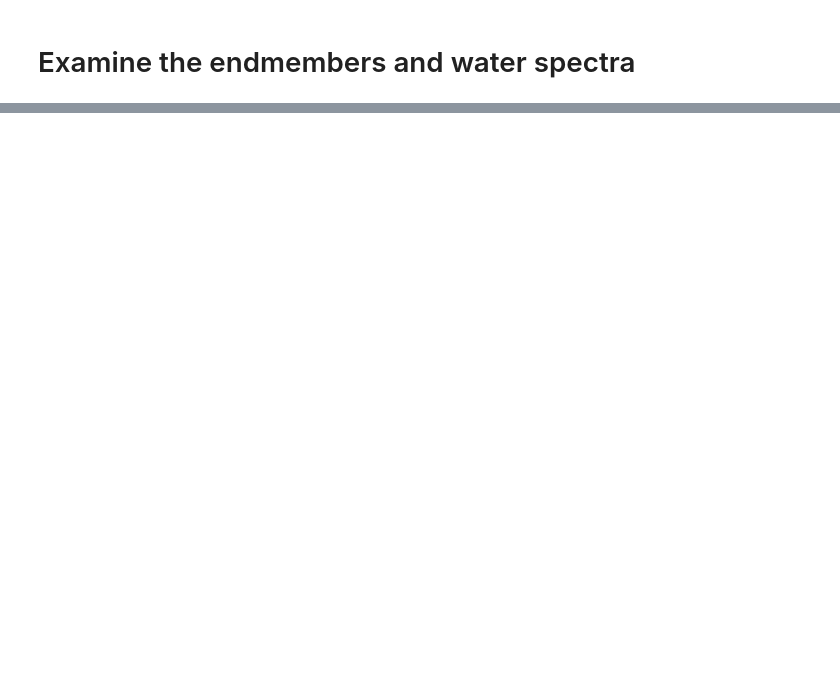
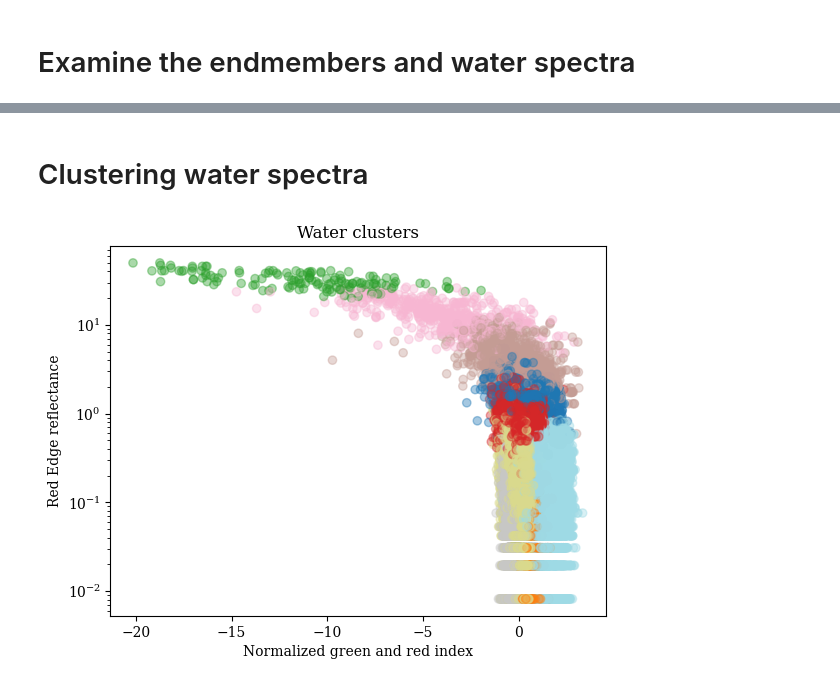
Before and after one commit to uqgrowan/Spectral-Separability-Analysis, a Jupyter notebook: simulate_pixels.ipynb, the cells around one changed output, grey strips where cells are left out. Cells and saved outputs as stored; diff of their text form; code cells hidden in the pictures; blank space fills up the shorter version.

```diff
--- a/simulate_pixels.ipynb
+++ b/simulate_pixels.ipynb
@@ -77,11 +87,11 @@ def plot_mixpix_components(pixel_fpcs, colours,  sensor_code, class_code, save =
 General settings: directories, pixel counts, sensor choice, class scheme choice
 # %%
 # Where are your spectra?
-spec_lib_path = "./data/processed/resampled/noisy_Enmap_resampled.csv"
+spec_lib_path = "./data/processed/resampled/noisy_Sentinel_2_ABC_resampled.csv"
 
 # Which sensors and class scheme do you want to use?
-sensor_code = "enm"
-class_code = "brgm"
+sensor_code = "S2"
+class_code = "kbrgm"
 
 
 # How many pixels do you want?
@@ -209,3 +418,28 @@ print(f"Classes to be simulated : {list(material_options.keys())} " )
+# %%
+# Settings for macro-eck-durv-mineral
+material_options =  {'ecklonia': ['ecklonia'],
+                     'macrocystis': ['macrocystis'],
+                     'durvillaea': ['durvillaea'],
+                     'mineral': ['gravel',
+                      'rock',
+                      'sand', "worm_castings", "barnacles", "mussels", "shell_litter"]}
+
+
+cover_ranges = {'ecklonia': (0, 1),
+                'macrocystis': (0, 1),
+                'durvillaea': (0, 1),
+                'mineral': (0, 1)}
+
+presence_odds = {'ecklonia': (3, 3),        #(3, 7) = 0% chance of inclusion
+                 'macrocystis': (3, 3),     #(3, 1) = 75% chance of inclusion
+                 'durvillaea': (3, 3),
+                 'mineral': (3, 3)}
+
+all_allowed = []
+for item in material_options.items():
+    all_allowed += item[1]
+
+print(f"Classes to be simulated : {list(material_options.keys())} " )
 # %% [markdown]
 ## Load the endmember and water data
 # %%
@@ -272,7 +509,7 @@ print(f"Total of {water_spec.shape[0]} water pixels loaded")
 water_spec.columns = data.columns[1:]
 # De-duplicate water spectra
 water_spec.drop_duplicates(inplace = True)
-# water_meta = water_meta.loc[water_spec.index]
+water_meta = water_meta.loc[water_spec.index]
 print(f"Total of {water_spec.shape[0]} unique water pixels")
 
 water_spec = water_spec/10000  # Convert to reflectance
@@ -355,7 +616,9 @@ plot_mixpix_components(new_pixel_fpcs, colours, sensor_code= sensor_code, class_
 # %%
 # Examine the water spectra being used
 
-clusters = KMeans(n_clusters = 10, n_init ='auto').fit(water_spec)
+x = StandardScaler().fit_transform(water_spec)
+
+clusters = KMeans(n_clusters = 10, n_init ='auto').fit(x)
 water_meta["cluster"] = clusters.labels_
 water_spec.groupby(water_meta["cluster"]).mean().T.plot()
 plt.xticks(rotation = 45)
@@ -366,11 +631,17 @@ plt.show()
+# %% [markdown]
+# Clustering water spectra
 # %%
-#plot kmeans clusters
-plt.scatter((water_spec.iloc[:, 1]-water_spec.iloc[:, 2]), water_spec.iloc[:, 3], c = water_meta["cluster"], cmap = "tab20", alpha = 0.4)
+# plot kmeans clusters
+plt.scatter((x[:, 1] - x[:, 2]), x[:, 4], c = water_meta["cluster"], cmap = "tab20", alpha = 0.4)
+# plt.scatter((x[:, 20]-x[:, 4]), (x[:, 29]-x[:, -9])/(x[:, 29]+x[:, -9]), c = water_meta["cluster"], cmap = "tab20", alpha = 0.4)        #ENMAP
 plt.yscale("log")
 plt.ylabel("Red Edge reflectance")
 plt.xlabel( "Normalized green and red index")
+
 plt.title("Water clusters")
 plt.show()
+# %% [output]
+[figure, added]
 # %%
 # plot mean endmember spectra
 
```
Also changed, not shown: parts of 15 cells of this notebook, 4 other files.
